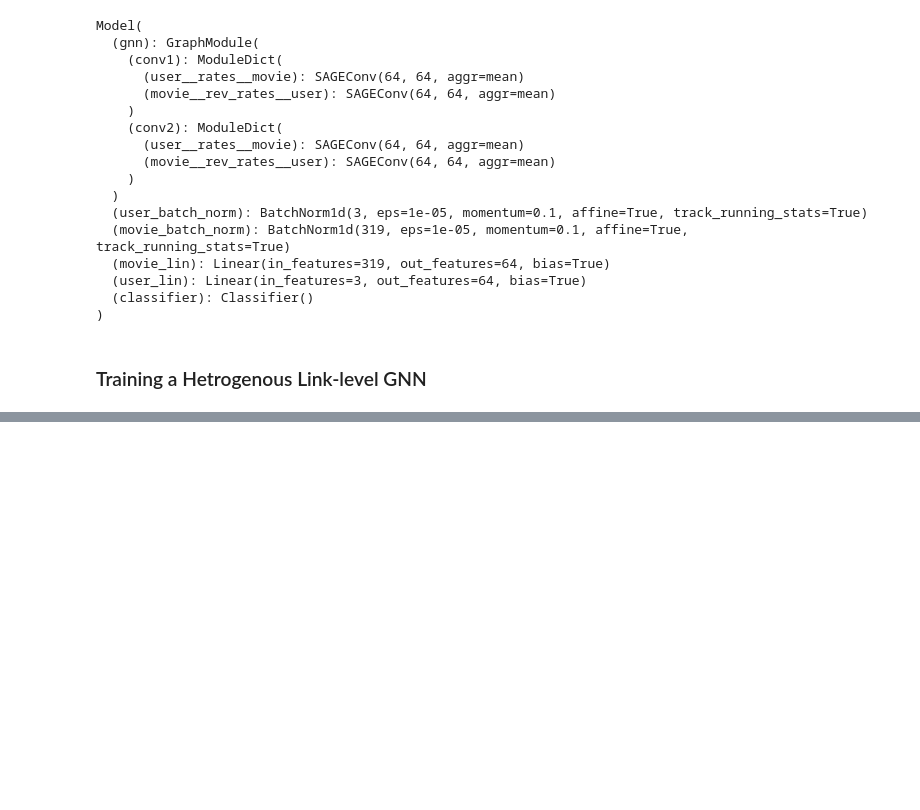
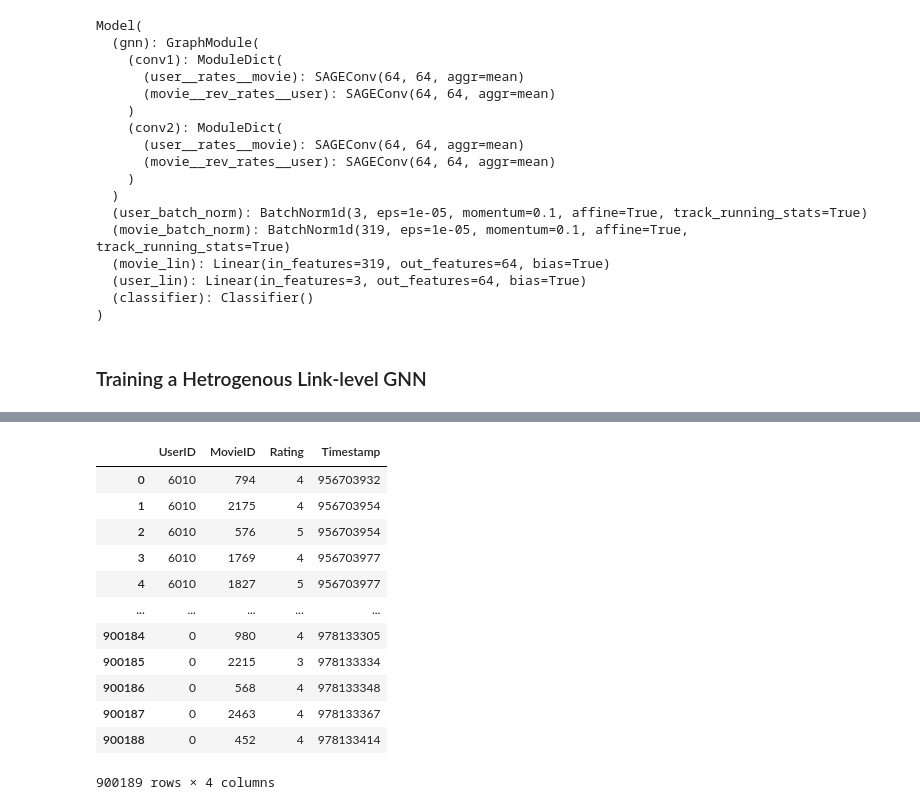
Before and after one commit to AshishSinha5/movielens_gnn, a Jupyter notebook: link_prediction.ipynb, the cells around one changed output, grey strips where cells are left out. Drawn from its saved outputs; the diff is of its cells as text; code cells hidden in the pictures; blank space fills up the shorter version.

```diff
--- a/link_prediction.ipynb
+++ b/link_prediction.ipynb
@@ -696,0 +725,16 @@ RuntimeError: Expected floating point type for target with class probabilities,
+# %%
+train_ratings_transformed
+# %% [output]
+|  | UserID | MovieID | Rating | Timestamp |
+| 0 | 6010 | 794 | 4 | 956703932 |
+| 1 | 6010 | 2175 | 4 | 956703954 |
+| 2 | 6010 | 576 | 5 | 956703954 |
+| 3 | 6010 | 1769 | 4 | 956703977 |
+| 4 | 6010 | 1827 | 5 | 956703977 |
+| ... | ... | ... | ... | ... |
+| 900184 | 0 | 980 | 4 | 978133305 |
+| 900185 | 0 | 2215 | 3 | 978133334 |
+| 900186 | 0 | 568 | 4 | 978133348 |
+| 900187 | 0 | 2463 | 4 | 978133367 |
+| 900188 | 0 | 452 | 4 | 978133414 |
+900189 rows × 4 columns
```
Also changed, not shown: parts of 4 cells of this notebook.
